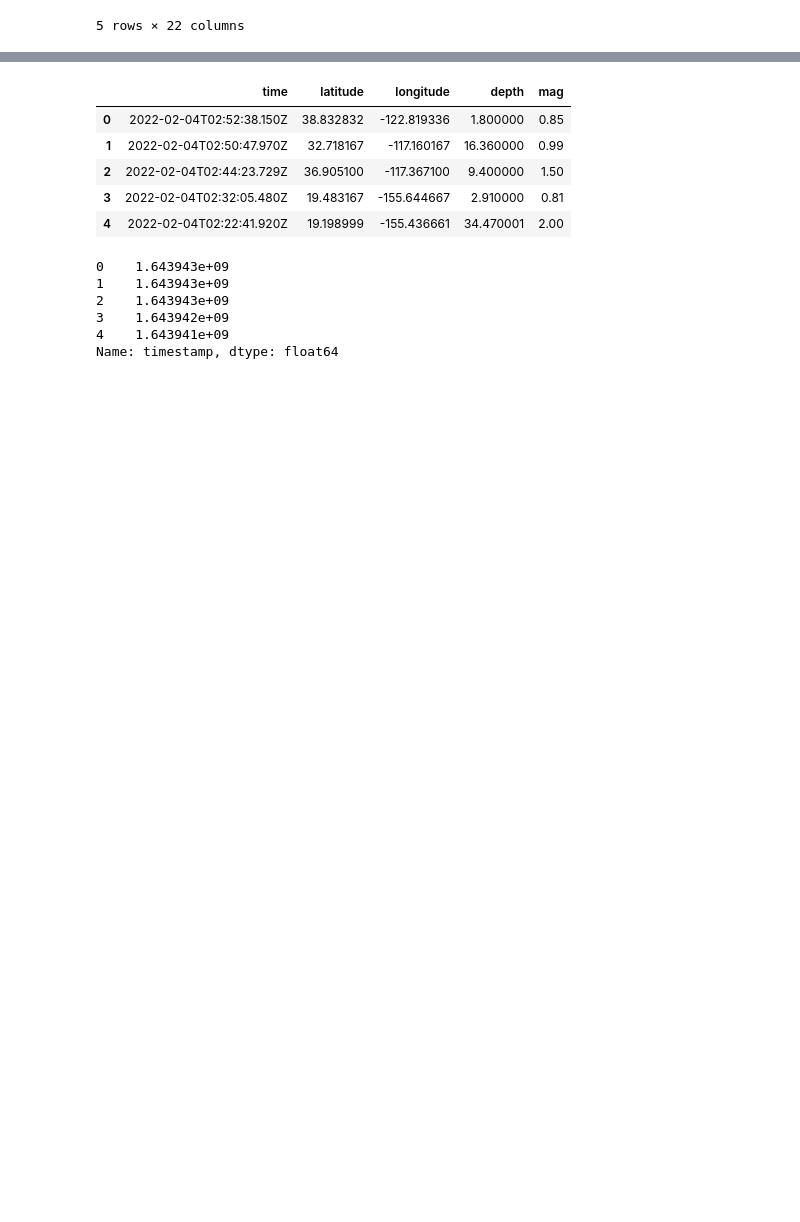
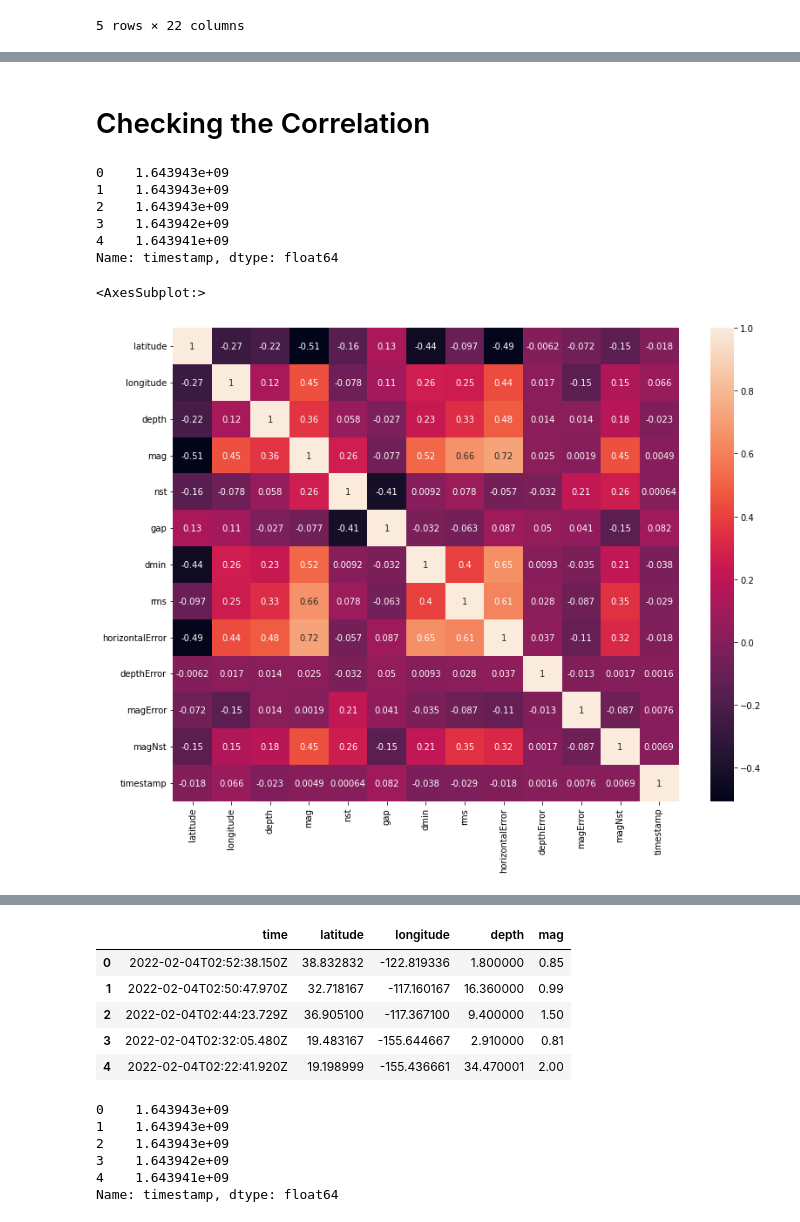
Before and after one commit to yvsharma02/UPES-2022-Hackathon, a Jupyter notebook: hackathon-6-0.ipynb, the cells around one changed output, grey strips where cells are left out. Drawn from its saved outputs; the diff is of its cells as text; code cells hidden in the pictures; blank space fills up the shorter version.

```diff
--- a/hackathon-6-0.ipynb
+++ b/hackathon-6-0.ipynb
@@ -23,0 +133,23 @@ data.head()
+# %%
+nst_mean = data['nst'].mean()
+data['nst'].fillna(value = nst_mean, inplace = True)
+
+mag_mean = data['mag'].mean()
+data['mag'].fillna(value = mag_mean, inplace = True)
+
+gap_mean = data['gap'].mean()
+data['gap'].fillna(value = gap_mean, inplace = True)
+
+horizontalError_mean = data['horizontalError'].mean()
+data['horizontalError'].fillna(value = horizontalError_mean, inplace = True)
+
+magError_mean = data['magError'].mean()
+data['magError'].fillna(value = magError_mean, inplace = True)
+
+magNst_mean = data['magNst'].mean()
+data['magNst'].fillna(value = magNst_mean, inplace = True)
+
+dmin_mean = data['dmin'].mean()
+data['dmin'].fillna(value = dmin_mean, inplace = True)
+
+data['magType'].fillna('ml', inplace = True)
@@ -23,0 +176,2 @@ data.head()
+# %% [markdown]
+# Checking the Correlation
@@ -23,0 +182,24 @@ data.head()
+# %%
+# Changing the format of time
+
+timestamp_arr = []
+for d in data["time"]:
+    date_format = datetime.datetime.strptime(d,"%Y-%m-%dT%H:%M:%S.%fZ")
+    timestamp_arr.append(datetime.datetime.timestamp(date_format))
+# %%
+timestamp = pd.Series(timestamp_arr)
+data['timestamp'] = timestamp.values
+data["timestamp"].head()
+# %% [output]
+0    1.643943e+09
+1    1.643943e+09
+2    1.643943e+09
+3    1.643942e+09
+4    1.643941e+09
+Name: timestamp, dtype: float64
+# %%
+plt.figure(figsize=(13,10))
+sns.heatmap(data.corr(), annot = True)
+# %% [output]
+<AxesSubplot:>
+[figure, added]
```
Also changed, not shown: parts of 28 cells of this notebook.
